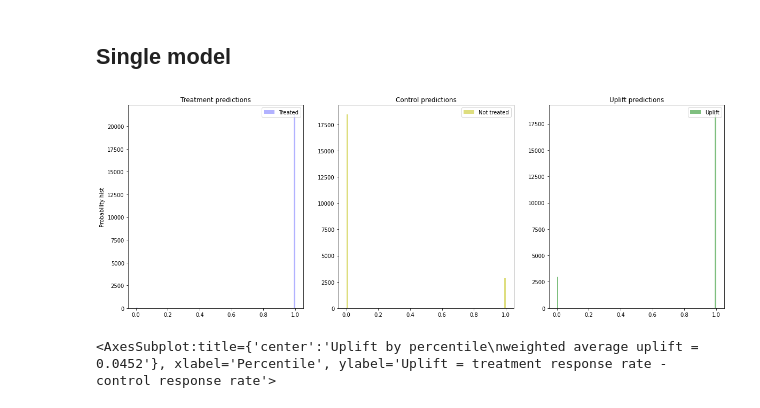
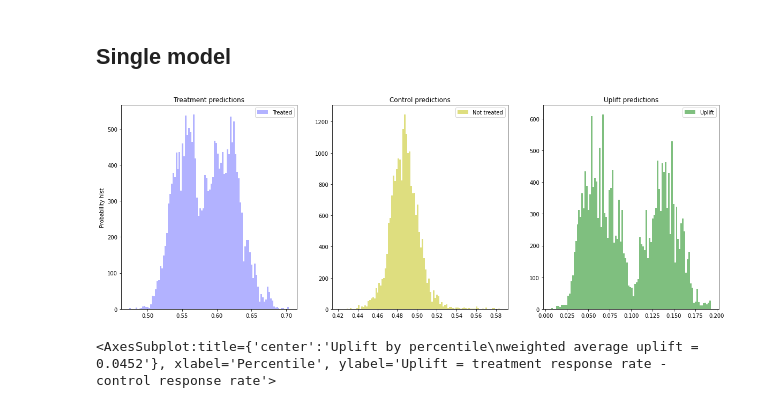
Before and after one commit to versus666jzx/uplift_lab, a Jupyter notebook: src/test.ipynb, the cells around one changed output. Cells and saved outputs as stored; diff of their text form; code cells hidden in the pictures.

```diff
--- a/src/test.ipynb
+++ b/src/test.ipynb
@@ -47,26 +48,24 @@ models_results = {
 # %% [markdown]
 ## Single model
 # %%
-# cbr = CatBoostClassifier(iterations=500, task_type="GPU", random_state=42, silent=True)
-cbr = CatBoostClassifier()
-cbr.load_model('sm_cbc.cbm')
+cbr = CatBoostClassifier(iterations=500, task_type="GPU", random_state=42, silent=True)
+
 sm = SoloModel(cbr)
-# sm.estimator.load_model('model.cbm')
-# sm = sm.fit(data_train, treatment_train, target_train, estimator_fit_params={'cat_features': ['womens', 'mens','channel', 'zip_code', 'history_segment', 'newbie']})
+sm.fit(data_train, treatment_train, target_train, estimator_fit_params={'cat_features': ['womens', 'mens','channel', 'zip_code', 'history_segment', 'newbie']})
 
 uplift_sm = sm.predict(data_test)
-
+pd.Series(uplift_sm, index=data_test.index).to_csv('sm_cbc.csv')
 sm_score = uplift_at_k(y_true=target_test, uplift=uplift_sm, treatment=treatment_test, strategy='by_group', k=0.3)
 
 models_results['approach'].append('SoloModel')
 models_results['uplift@30%'].append(sm_score)
 
 # Получим условные вероятности выполнения целевого действия при взаимодействии для каждого объекта
 sm_trmnt_preds = sm.trmnt_preds_
 # И условные вероятности выполнения целевого действия без взаимодействия для каждого объекта
 sm_ctrl_preds = sm.ctrl_preds_
 
 # Отрисуем распределения вероятностей и их разность (uplift)
 plot_uplift_preds(trmnt_preds=sm_trmnt_preds, ctrl_preds=sm_ctrl_preds);
 # %% [output]
-[figure, old version]
+[figure, new version]
```
Also changed, not shown: parts of 7 cells of this notebook, 7 other files.
